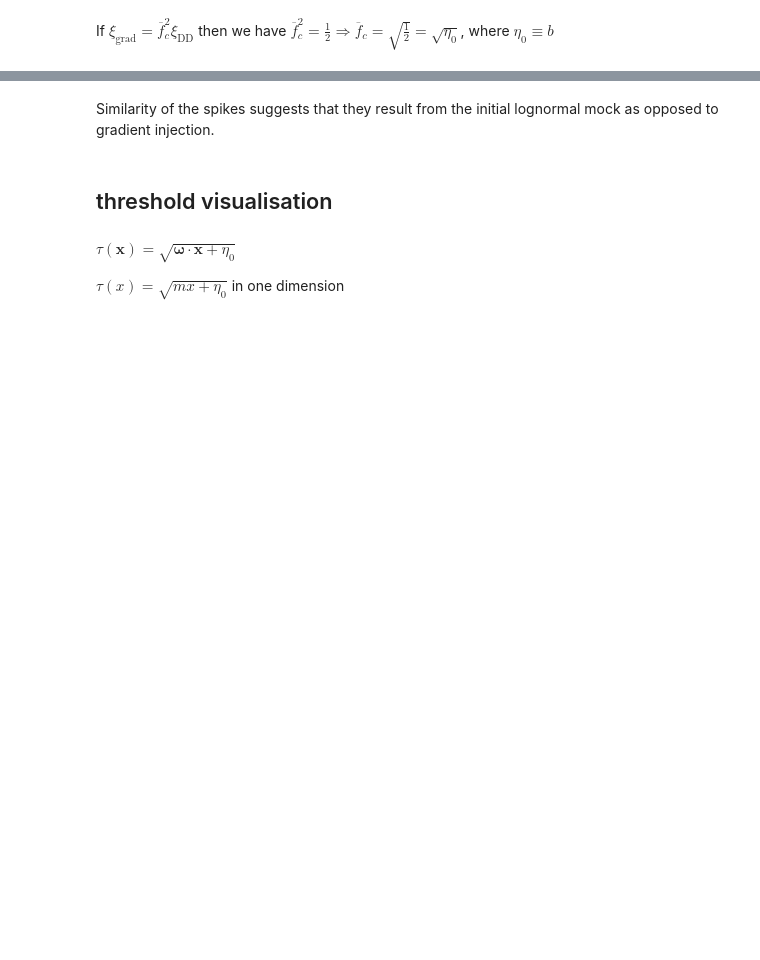
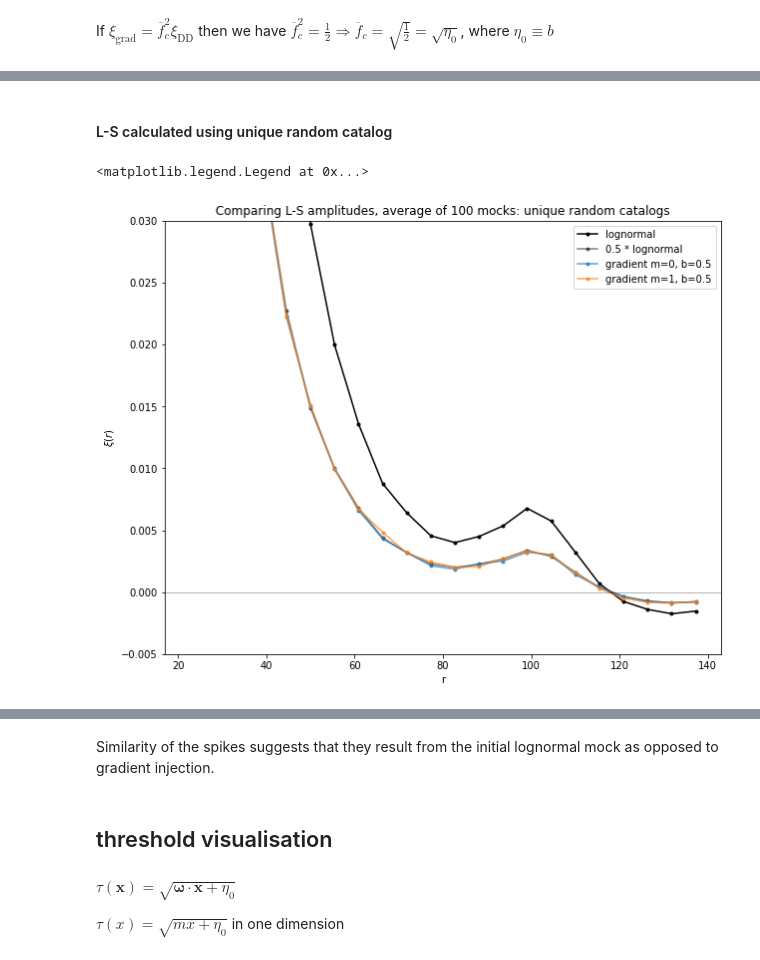
Before and after one commit to abbyw24/CFE_gradients, a Jupyter notebook: notebooks/understanding_threshold.ipynb, the cells around one changed output, grey strips where cells are left out. Cells and saved outputs as stored; diff of their text form; code cells hidden in the pictures; blank space fills up the shorter version.

```diff
--- a/notebooks/understanding_threshold.ipynb
+++ b/notebooks/understanding_threshold.ipynb
@@ -86,0 +91,36 @@ ax.legend(prop={'size': 12})
+# %% [markdown]
+#### L-S calculated using unique random catalog
+# %%
+nbins = 22
+nmocks = 100
+
+xis_ur = np.empty((3, nmocks, nbins))
+
+for i in range(nmocks):
+    # lognormal
+    r_ln, xis_ur[0, i] = np.load(os.path.join(abs_path, f'lognormal/xi/ls/{cat_tag}/xi_ls_3x_{cat_tag}_rlz{i}_lognormal.npy'), allow_pickle=True)
+    # gradient
+    r_m0, xis_ur[1, i] = np.load(os.path.join(abs_path, f'gradient/1D/ls/{cat_tag}/unique_rands/xi_ls_3x_{cat_tag}_rlz{i}_m-0.000-L_b-0.500.npy'), allow_pickle=True)
+    r_m1, xis_ur[2, i] = np.load(os.path.join(abs_path, f'gradient/1D/ls/{cat_tag}/unique_rands/xi_ls_3x_{cat_tag}_rlz{i}_m-1.000-L_b-0.500.npy'), allow_pickle=True)
+# %%
+# averages
+xis_ur_avg = np.mean(xis_ur, axis=1)
+# %%
+fig, ax = plt.subplots(figsize=(10,8))
+
+alpha = 0.7
+
+ax.plot(r_ln, xis_ur_avg[0], 'k.-', label='lognormal')
+ax.plot(r_ln, 0.5*xis_ur_avg[0], 'k.-', alpha=0.5, label='0.5 * lognormal')
+ax.plot(r_m0, xis_ur_avg[1], 'C0.-', alpha=alpha, label='gradient m=0, b=0.5')
+ax.plot(r_m1, xis_ur_avg[2], 'C1.-', alpha=alpha, label='gradient m=1, b=0.5')
+
+ax.axhline(0, lw=1, color='k', alpha=0.3)
+ax.set_xlabel('r')
+ax.set_ylabel(r'$\xi(r)$')
+ax.set_ylim((-0.005, .03))
+ax.set_title(f'Comparing L-S amplitudes, average of {nmocks} mocks: unique random catalogs')
+plt.legend()
+# %% [output]
+<matplotlib.legend.Legend at 0x...>
+[figure, added]
```
Also changed, not shown: parts of 19 cells of this notebook, 2 other files.
